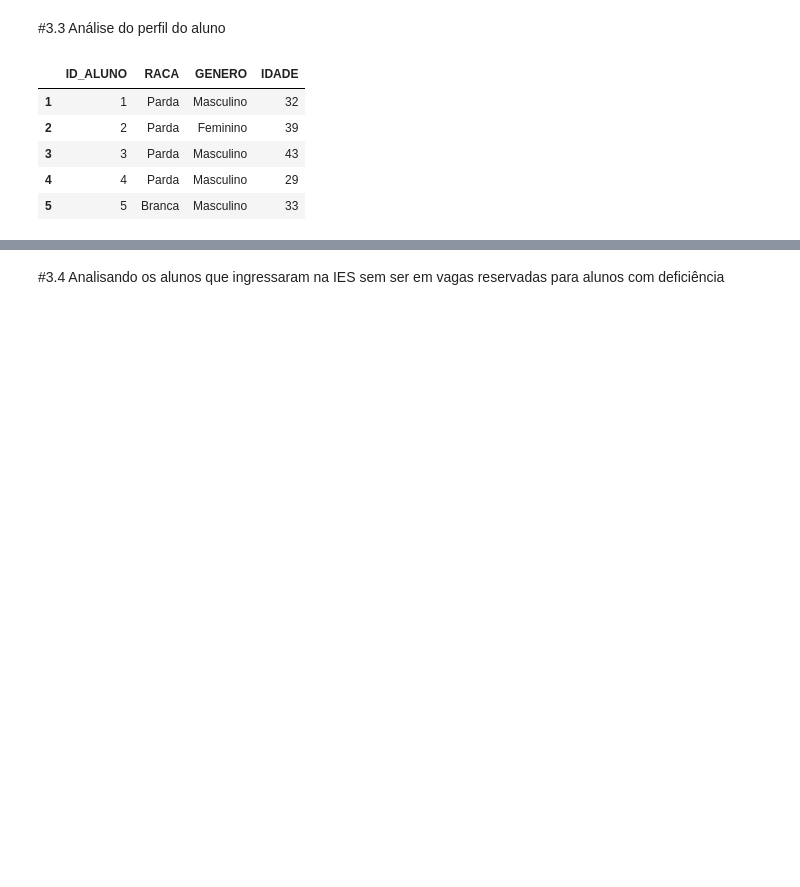
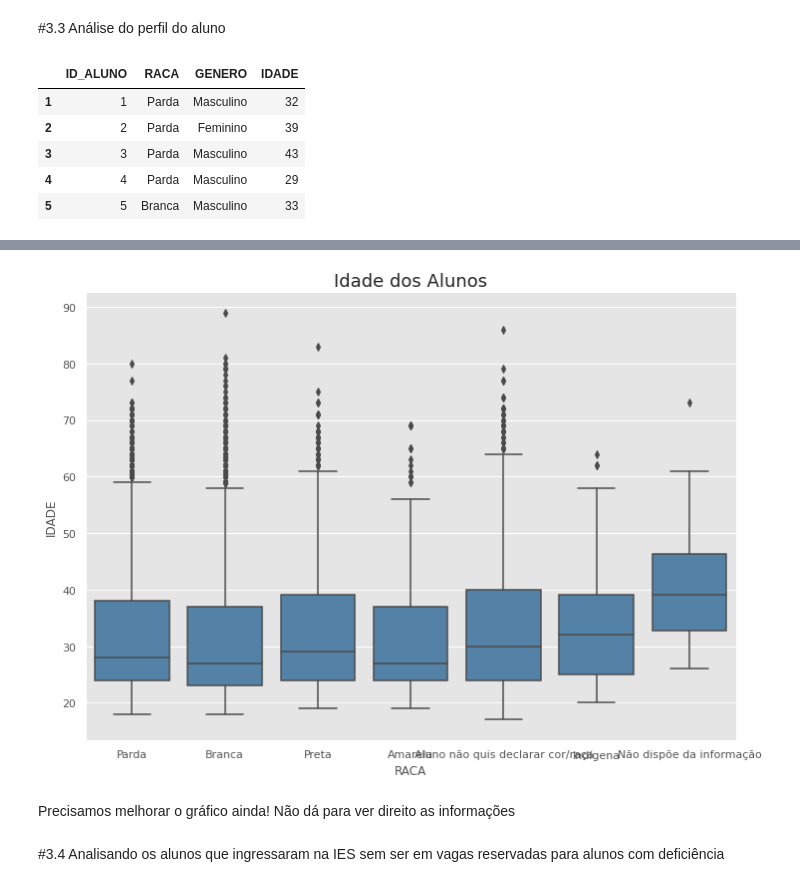
Before and after one commit to roxacarv/edulearn, a Jupyter notebook: Edulearn.ipynb, the cells around one changed output, grey strips where cells are left out. Drawn from its saved outputs; the diff is of its cells as text; code cells hidden in the pictures; blank space fills up the shorter version.

```diff
--- a/Edulearn.ipynb
+++ b/Edulearn.ipynb
@@ -772,3 +797,12 @@ aluno_genero = sns.catplot(x='GENERO', y='IDADE', data=perfil_aluno)
+# %%
+#Visualizando os alunos pela idade
+sns.boxplot(y=df_aluno['IDADE'], color='SteelBlue', x=df_aluno['RACA'])
+plt.title("Idade dos Alunos", loc="center", fontsize=18)
+plt.show()
+# %% [output]
+[figure, added]
+# %% [markdown]
+Precisamos melhorar o gráfico ainda! Não dá para ver direito as informações
 # %% [markdown]
 #3.4 Analisando os alunos que ingressaram na IES sem ser em vagas reservadas para alunos com deficiência
 # %%
```
Also changed, not shown: parts of 23 cells of this notebook.
